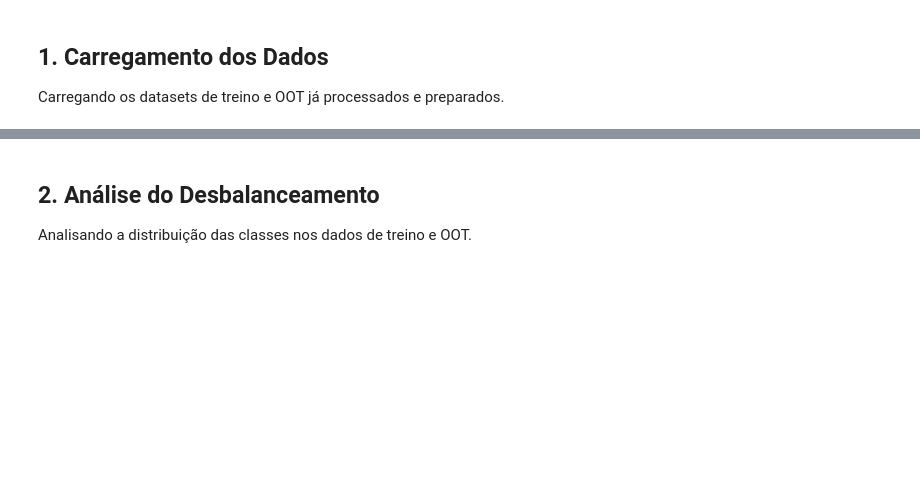
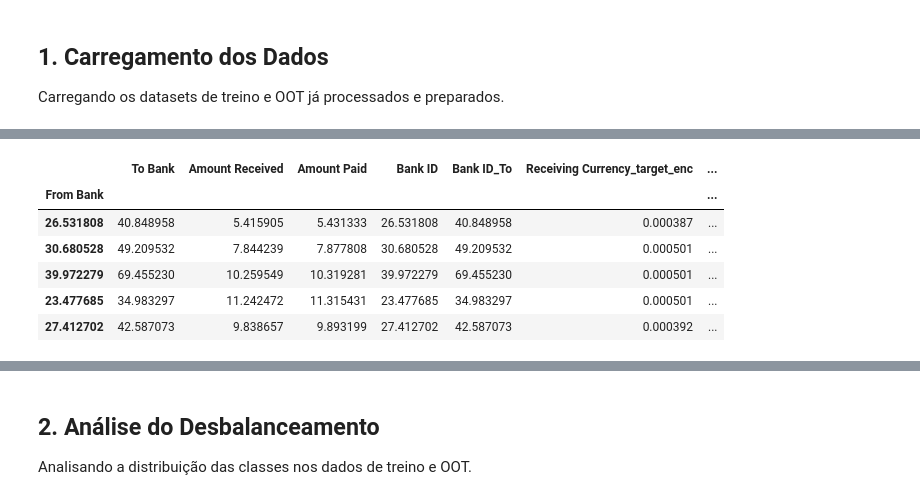
Before and after one commit to uniesecruz/anti_money_laundering, a Jupyter notebook: money_laundering/notebooks/10_treinamento_modelo.ipynb, the cells around one changed output, grey strips where cells are left out. Drawn from its saved outputs; the diff is of its cells as text; code cells hidden in the pictures; blank space fills up the shorter version.

```diff
--- a/money_laundering/notebooks/10_treinamento_modelo.ipynb
+++ b/money_laundering/notebooks/10_treinamento_modelo.ipynb
@@ -114,27 +78,82 @@ print("="*80)
 print("CARREGAMENTO DOS DADOS")
 print("="*80)
 
-# Carregar features (X) e target (y)
-X_train = pd.read_csv('../data/processed/df_treino_transformed.csv')
-y_train = X_train['is_laundering']
-X_train = X_train.drop('is_laundering', axis=1)
+try:
+    # Carregar features (X) e target (y)
+    X_train = pd.read_csv('../data/processed/X_train.csv', index_col=0)
 
-X_oot = pd.read_csv('../data/processed/df_oot.csv')
-y_oot = X_oot['is_laundering']
-X_oot = X_oot.drop('is_laundering', axis=1)
+    # Carregar y_train como DataFrame primeiro
+    y_train_df = pd.read_csv('../data/processed/y_train.csv')
+    # Pegar a coluna que não é índice
+    y_col = [col for col in y_train_df.columns if col not in ['Unnamed: 0', 'index']][0]
+    y_train = y_train_df[y_col]
 
-print(f"\n📊 Dados de Treino:")
-print(f"   X_train shape: {X_train.shape}")
-print(f"   y_train shape: {y_train.shape}")
-print(f"   Memória X_train: {X_train.memory_usage(deep=True).sum() / 1024**2:.2f} MB")
+    X_oot = pd.read_csv('../data/processed/X_oot.csv', index_col=0)
 
-print(f"\n📊 Dados de OOT (Out-of-Time):")
-print(f"   X_oot shape: {X_oot.shape}")
-print(f"   y_oot shape: {y_oot.shape}")
-print(f"   Memória X_oot: {X_oot.memory_usage(deep=True).sum() / 1024**2:.2f} MB")
+    # Carregar y_oot como DataFrame primeiro
+    y_oot_df = pd.read_csv('../data/processed/y_oot.csv')
+    # Pegar a coluna que não é índice
+    y_col_oot = [col for col in y_oot_df.columns if col not in ['Unnamed: 0', 'index']][0]
+    y_oot = y_oot_df[y_col_oot]
 
-print(f"\n📋 Primeiras linhas de X_train:")
-display(X_train.head())
+    # Verificar se há valores ausentes
+    if X_train.isnull().sum().sum() > 0:
+        print("\n⚠️ Aviso: Existem valores ausentes em X_train. Preenchendo com 0...")
+        X_train = X_train.fillna(0)
 
-print(f"\n📋 Distribuição da variável target:")
-display(y_train.value_counts())
+    if X_oot.isnull().sum().sum() > 0:
+        print("\n⚠️ Aviso: Existem valores ausentes em X_oot. Preenchendo com 0...")
+        X_oot = X_oot.fillna(0)
+
+    # Garantir que todas as colunas são numéricas ANTES de verificar infinitos
+    non_numeric_train = X_train.select_dtypes(exclude=[np.number]).columns.tolist()
+    non_numeric_oot = X_oot.select_dtypes(exclude=[np.number]).columns.tolist()
+
+    if non_numeric_train:
+        print(f"\n⚠️ Removendo colunas não-numéricas de X_train: {non_numeric_train}")
+        X_train = X_train.select_dtypes(include=[np.number])
+
+    if non_numeric_oot:
+        print(f"\n⚠️ Removendo colunas não-numéricas de X_oot: {non_numeric_oot}")
+        X_oot = X_oot.select_dtypes(include=[np.number])
+
+    # Verificar e corrigir valores infinitos (DEPOIS de garantir que são numéricos)
+    if np.isinf(X_train.values).sum() > 0:
+        print("\n⚠️ Aviso: Existem valores infinitos em X_train. Substituindo...")
+        X_train = X_train.replace([np.inf, -np.inf], 0)
+
+    if np.isinf(X_oot.values).sum() > 0:
+        print("\n⚠️ Aviso: Existem valores infinitos em X_oot. Substituindo...")
+        X_oot = X_oot.replace([np.inf, -np.inf], 0)
+
+    # Garantir que as colunas sejam as mesmas em treino e OOT
+    common_cols = X_train.columns.intersection(X_oot.columns)
+    X_train = X_train[common_cols]
+    X_oot = X_oot[common_cols]
+
+    print(f"\n📊 Dados de Treino:")
+    print(f"   X_train shape: {X_train.shape}")
+    print(f"   y_train shape: {y_train.shape}")
+    print(f"   Memória X_train: {X_train.memory_usage(deep=True).sum() / 1024**2:.2f} MB")
+
+    print(f"\n📊 Dados de OOT (Out-of-Time):")
+    print(f"   X_oot shape: {X_oot.shape}")
+    print(f"   y_oot shape: {y_oot.shape}")
+    print(f"   Memória X_oot: {X_oot.memory_usage(deep=True).sum() / 1024**2:.2f} MB")
+
+    print(f"\n📋 Primeiras linhas de X_train:")
+    display(X_train.head())
+
+    print(f"\n📋 Distribuição da variável target:")
+    display(y_train.value_counts())
+
+    print(f"\n✅ Dados carregados com sucesso!")
+
+except FileNotFoundError as e:
+    print(f"\n❌ Erro: Arquivo não encontrado - {e}")
+    print("Certifique-se de que o notebook de feature engineering foi executado.")
+    raise
+except Exception as e:
+    print(f"\n❌ Erro ao carregar dados: {e}")
+    raise
+# %% [output]
@@ -140,0 +179,7 @@ display(y_train.value_counts())
+|  | To Bank | Amount Received | Amount Paid | Bank ID | Bank ID_To | Receiving Currency_target_enc | ... |
+| From Bank |  |  |  |  |  |  | ... |
+| 26.531808 | 40.848958 | 5.415905 | 5.431333 | 26.531808 | 40.848958 | 0.000387 | ... |
+| 30.680528 | 49.209532 | 7.844239 | 7.877808 | 30.680528 | 49.209532 | 0.000501 | ... |
+| 39.972279 | 69.455230 | 10.259549 | 10.319281 | 39.972279 | 69.455230 | 0.000501 | ... |
+| 23.477685 | 34.983297 | 11.242472 | 11.315431 | 23.477685 | 34.983297 | 0.000501 | ... |
+| 27.412702 | 42.587073 | 9.838657 | 9.893199 | 27.412702 | 42.587073 | 0.000392 | ... |
```
Also changed, not shown: parts of 20 cells of this notebook, 1 other file.
